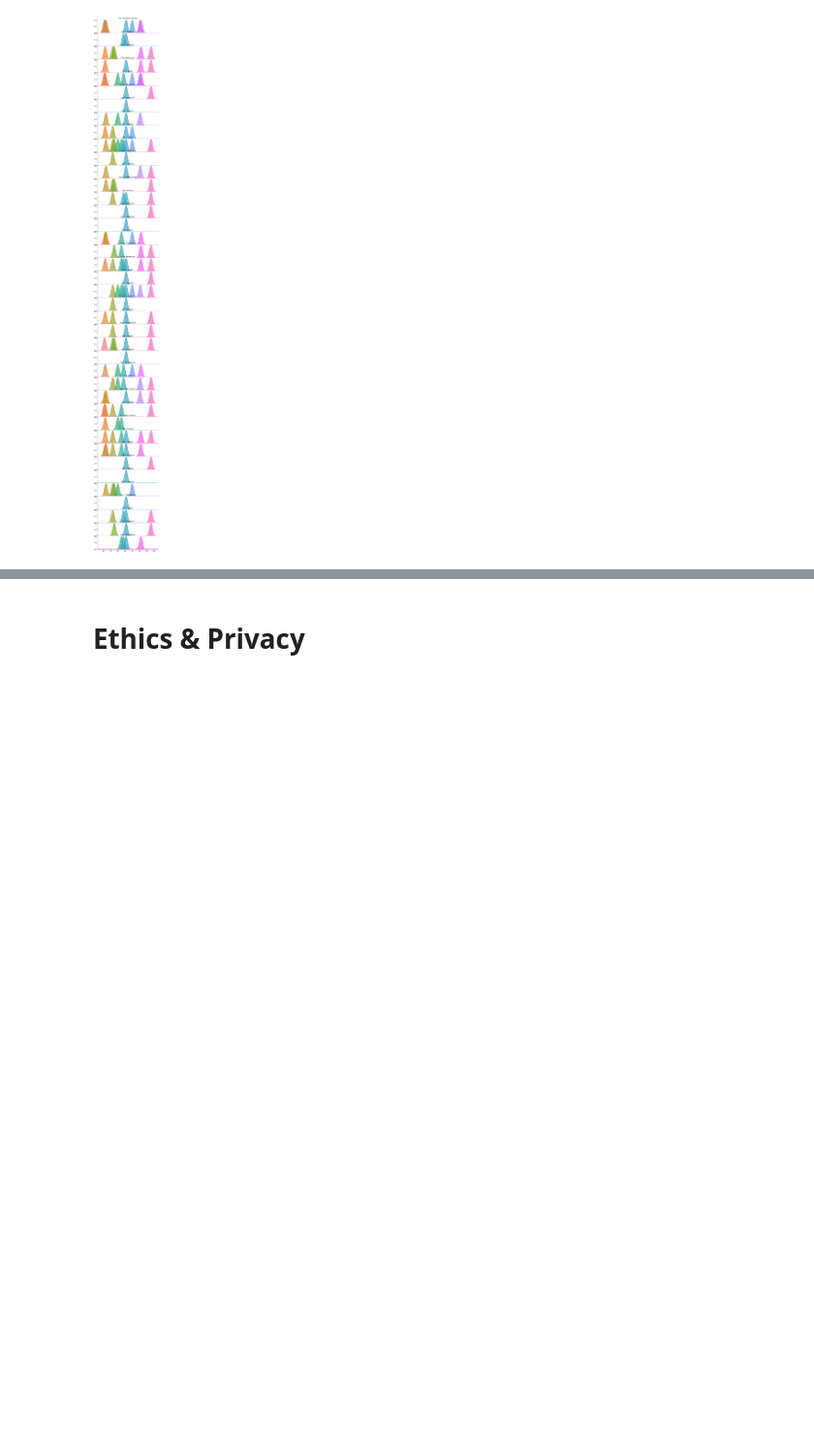
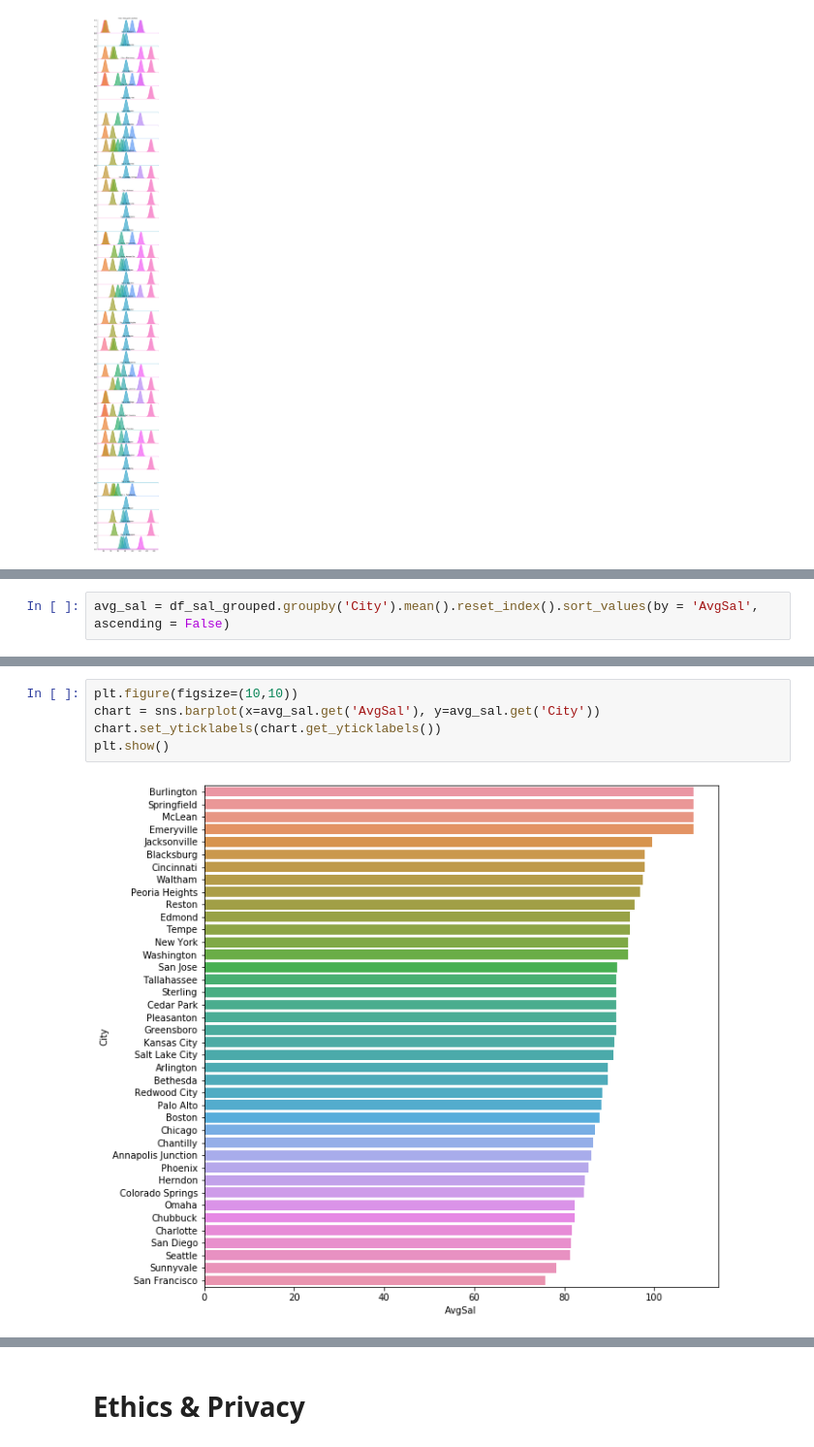
Before and after one commit to damehero/COGS108_Repo, a Jupyter notebook: FinalProject_group62.ipynb, the cells around one changed output, grey strips where cells are left out. Shown at 97% size. Saved outputs shown, nothing was run; the diff lists cells and outputs as text; blank space fills up the shorter version.

```diff
--- a/FinalProject_group62.ipynb
+++ b/FinalProject_group62.ipynb
@@ -496,0 +561,2 @@ ridge_plot.fig.subplots_adjust(hspace=-0.01)
+# %%
+avg_sal = df_sal_grouped.groupby('City').mean().reset_index().sort_values(by = 'AvgSal', ascending = False)
@@ -496,0 +572,7 @@ ridge_plot.fig.subplots_adjust(hspace=-0.01)
+# %%
+plt.figure(figsize=(10,10))
+chart = sns.barplot(x=avg_sal.get('AvgSal'), y=avg_sal.get('City'))
+chart.set_yticklabels(chart.get_yticklabels())
+plt.show()
+# %% [output]
+[figure, added]
```
Also changed, not shown: parts of 23 cells of this notebook.
